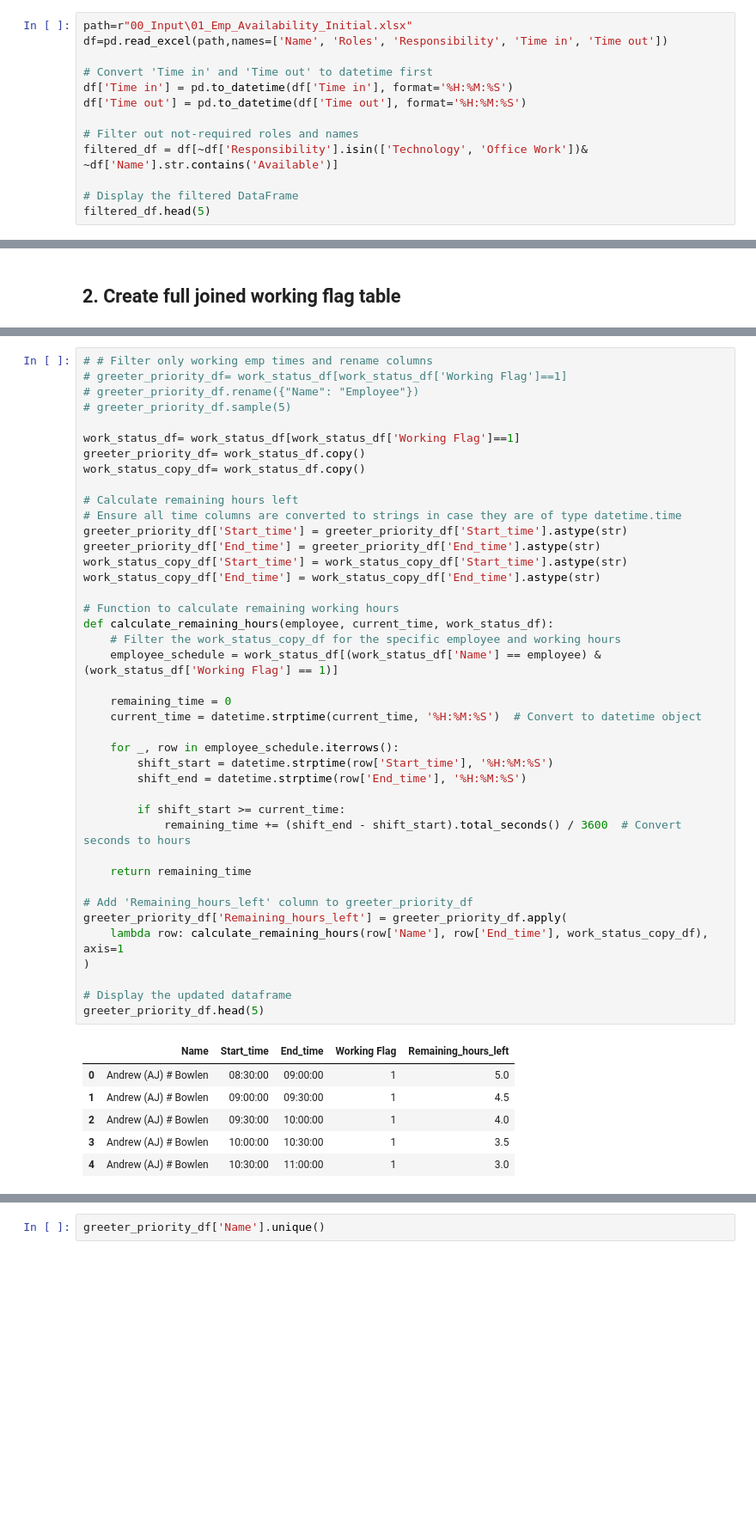
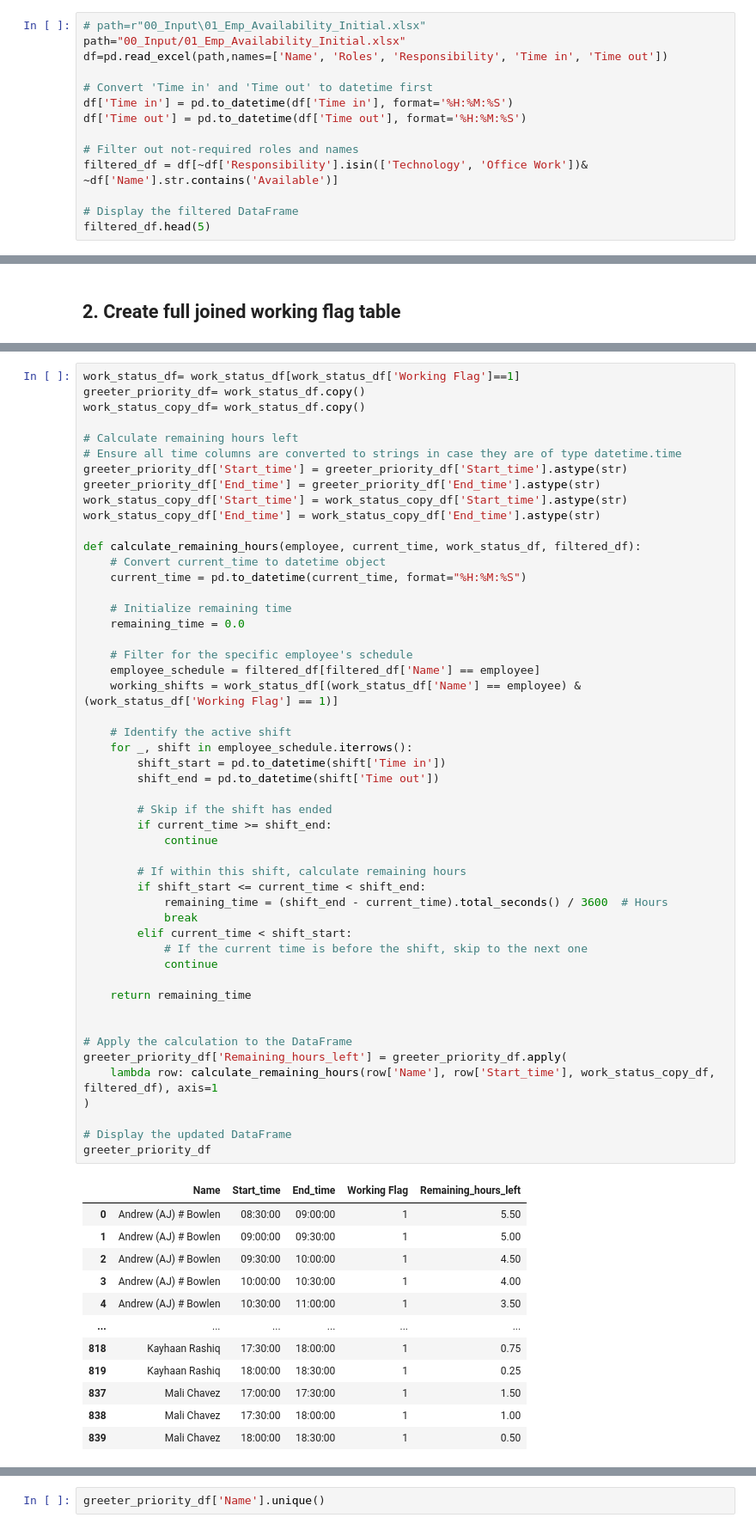
Before and after one commit to ABHIRAM1234/CU-BookStore-Work-Scheduling, a Jupyter notebook: 05_Combined_V1.ipynb, the cells around one changed output, grey strips where cells are left out. Shown at 86% size. Cells and saved outputs as stored; diff of their text form; blank space fills up the shorter version.

Commit message:
Updated these - Person doing multiple shifts with breaks in between not working, Time remaining should be from the current time.

```diff
--- a/05_Combined_V1.ipynb
+++ b/05_Combined_V1.ipynb
@@ -10,7 +10,8 @@ warnings.filterwarnings("ignore")
 # %% [markdown]
 ## 1. Collect Emp Availability Table and Prepare
 # %%
-path=r"00_Input\01_Emp_Availability_Initial.xlsx"
+# path=r"00_Input\01_Emp_Availability_Initial.xlsx"
+path="00_Input/01_Emp_Availability_Initial.xlsx"
 df=pd.read_excel(path,names=['Name', 'Roles', 'Responsibility', 'Time in', 'Time out'])
 
 # Convert 'Time in' and 'Time out' to datetime first
@@ -93,48 +125,63 @@ work_status_df.sample(5)
 # %%
-# # Filter only working emp times and rename columns
-# greeter_priority_df= work_status_df[work_status_df['Working Flag']==1]
-# greeter_priority_df.rename({"Name": "Employee"})
-# greeter_priority_df.sample(5)
-
 work_status_df= work_status_df[work_status_df['Working Flag']==1]
 greeter_priority_df= work_status_df.copy()
 work_status_copy_df= work_status_df.copy()
 
 # Calculate remaining hours left
 # Ensure all time columns are converted to strings in case they are of type datetime.time
 greeter_priority_df['Start_time'] = greeter_priority_df['Start_time'].astype(str)
 greeter_priority_df['End_time'] = greeter_priority_df['End_time'].astype(str)
 work_status_copy_df['Start_time'] = work_status_copy_df['Start_time'].astype(str)
 work_status_copy_df['End_time'] = work_status_copy_df['End_time'].astype(str)
 
-# Function to calculate remaining working hours
-def calculate_remaining_hours(employee, current_time, work_status_df):
-    # Filter the work_status_copy_df for the specific employee and working hours
-    employee_schedule = work_status_df[(work_status_df['Name'] == employee) & (work_status_df['Working Flag'] == 1)]
+def calculate_remaining_hours(employee, current_time, work_status_df, filtered_df):
+    # Convert current_time to datetime object
+    current_time = pd.to_datetime(current_time, format="%H:%M:%S")
 
-    remaining_time = 0
-    current_time = datetime.strptime(current_time, '%H:%M:%S')  # Convert to datetime object
+    # Initialize remaining time
+    remaining_time = 0.0
 
-    for _, row in employee_schedule.iterrows():
-        shift_start = datetime.strptime(row['Start_time'], '%H:%M:%S')
-        shift_end = datetime.strptime(row['End_time'], '%H:%M:%S')
+    # Filter for the specific employee's schedule
+    employee_schedule = filtered_df[filtered_df['Name'] == employee]
+    working_shifts = work_status_df[(work_status_df['Name'] == employee) & (work_status_df['Working Flag'] == 1)]
 
-        if shift_start >= current_time:
-            remaining_time += (shift_end - shift_start).total_seconds() / 3600  # Convert seconds to hours
+    # Identify the active shift
+    for _, shift in employee_schedule.iterrows():
+        shift_start = pd.to_datetime(shift['Time in'])
+        shift_end = pd.to_datetime(shift['Time out'])
+
+        # Skip if the shift has ended
+        if current_time >= shift_end:
+            continue
+
+        # If within this shift, calculate remaining hours
+        if shift_start <= current_time < shift_end:
+            remaining_time = (shift_end - current_time).total_seconds() / 3600  # Hours
+            break
+        elif current_time < shift_start:
+            # If the current time is before the shift, skip to the next one
+            continue
 
     return remaining_time
 
-# Add 'Remaining_hours_left' column to greeter_priority_df
+
+# Apply the calculation to the DataFrame
 greeter_priority_df['Remaining_hours_left'] = greeter_priority_df.apply(
-    lambda row: calculate_remaining_hours(row['Name'], row['End_time'], work_status_copy_df), axis=1
+    lambda row: calculate_remaining_hours(row['Name'], row['Start_time'], work_status_copy_df, filtered_df), axis=1
 )
 
-# Display the updated dataframe
-greeter_priority_df.head(5)
+# Display the updated DataFrame
+greeter_priority_df
 # %% [output]
 |  | Name | Start_time | End_time | Working Flag | Remaining_hours_left |
-| 0 | Andrew (AJ) # Bowlen | 08:30:00 | 09:00:00 | 1 | 5.0 |
-| 1 | Andrew (AJ) # Bowlen | 09:00:00 | 09:30:00 | 1 | 4.5 |
-| 2 | Andrew (AJ) # Bowlen | 09:30:00 | 10:00:00 | 1 | 4.0 |
-| 3 | Andrew (AJ) # Bowlen | 10:00:00 | 10:30:00 | 1 | 3.5 |
-| 4 | Andrew (AJ) # Bowlen | 10:30:00 | 11:00:00 | 1 | 3.0 |
+| 0 | Andrew (AJ) # Bowlen | 08:30:00 | 09:00:00 | 1 | 5.50 |
+| 1 | Andrew (AJ) # Bowlen | 09:00:00 | 09:30:00 | 1 | 5.00 |
+| 2 | Andrew (AJ) # Bowlen | 09:30:00 | 10:00:00 | 1 | 4.50 |
+| 3 | Andrew (AJ) # Bowlen | 10:00:00 | 10:30:00 | 1 | 4.00 |
+| 4 | Andrew (AJ) # Bowlen | 10:30:00 | 11:00:00 | 1 | 3.50 |
+| ... | ... | ... | ... | ... | ... |
+| 818 | Kayhaan Rashiq | 17:30:00 | 18:00:00 | 1 | 0.75 |
+| 819 | Kayhaan Rashiq | 18:00:00 | 18:30:00 | 1 | 0.25 |
+| 837 | Mali Chavez | 17:00:00 | 17:30:00 | 1 | 1.50 |
+| 838 | Mali Chavez | 17:30:00 | 18:00:00 | 1 | 1.00 |
+| 839 | Mali Chavez | 18:00:00 | 18:30:00 | 1 | 0.50 |
```
Also changed, not shown: parts of 11 cells of this notebook.
